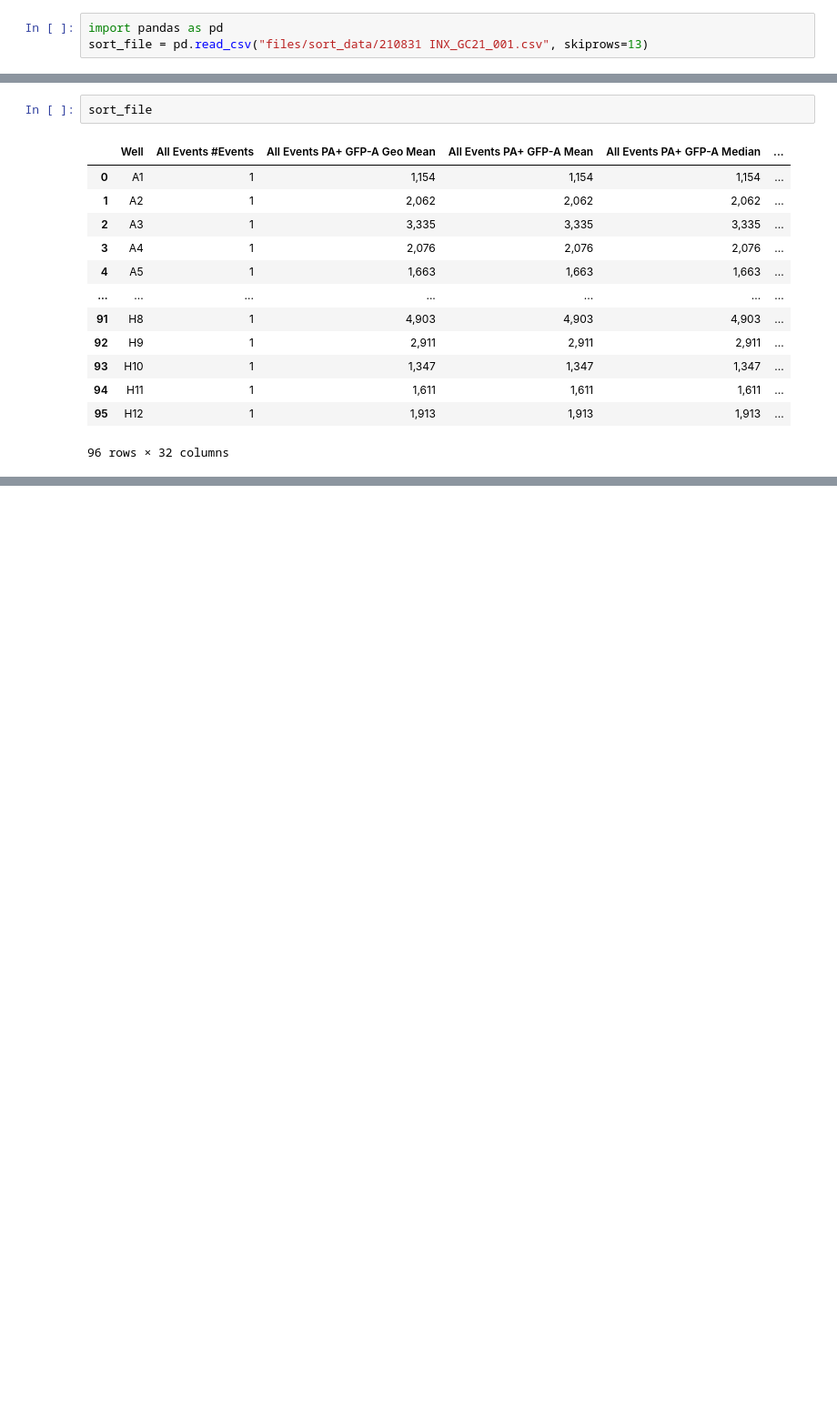
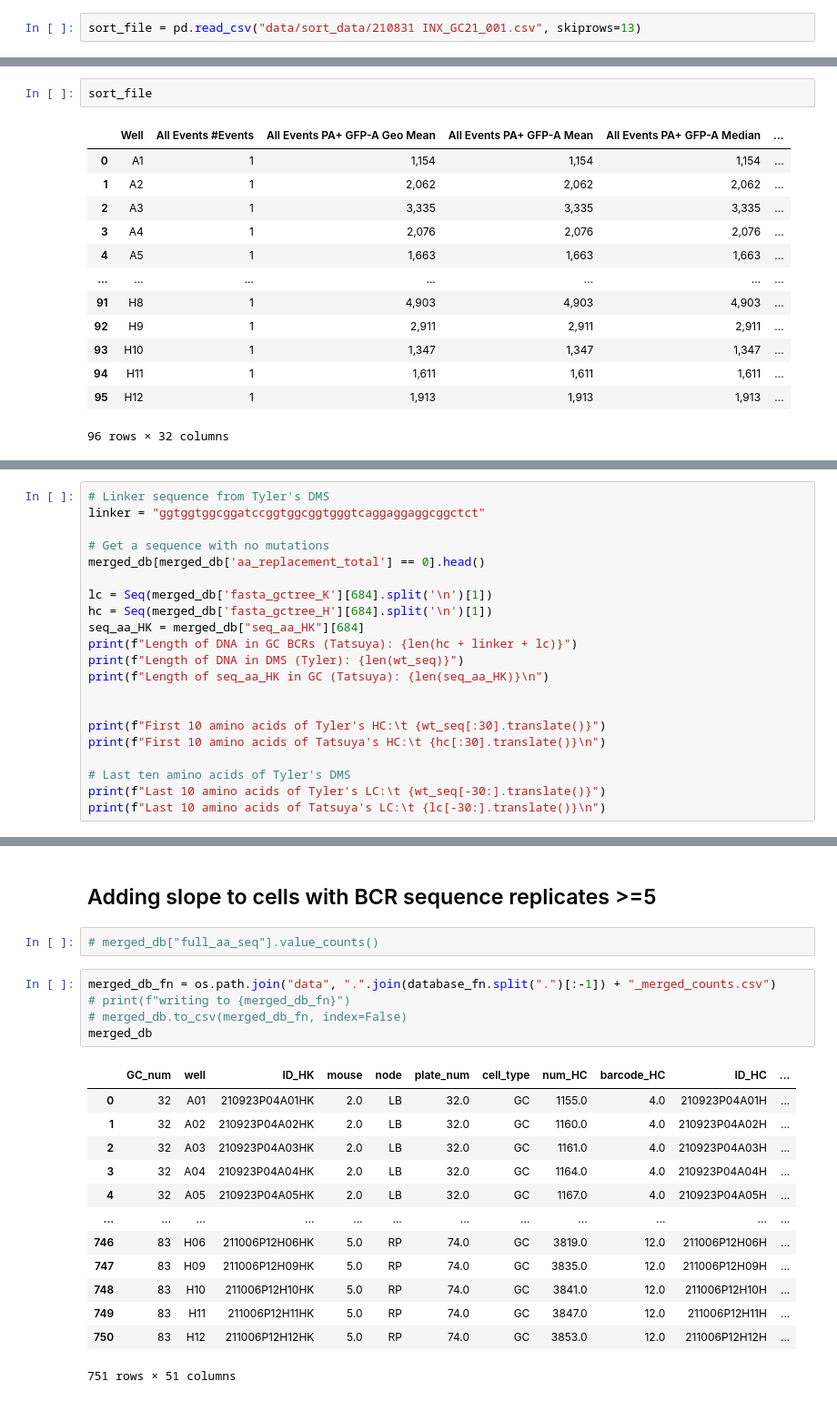
Before and after one commit to jbloomlab/Ab-CGGnaive_DMS, a Jupyter notebook: replay/GC-Index-sorting.ipynb, the cells around one changed output, grey strips where cells are left out. Shown at 91% size. Saved outputs shown, nothing was run; the diff lists cells and outputs as text; blank space fills up the shorter version.

```diff
--- a/replay/GC-Index-sorting.ipynb
+++ b/replay/GC-Index-sorting.ipynb
@@ -62,6 +72,5 @@ files/
 # %% [markdown]
 Looks like we have 50 total sort files, 13 lines need to be skipped for each.
 # %%
-import pandas as pd
-sort_file = pd.read_csv("files/sort_data/210831 INX_GC21_001.csv", skiprows=13)
+sort_file = pd.read_csv("data/sort_data/210831 INX_GC21_001.csv", skiprows=13)
 # %%
@@ -500,0 +251,21 @@ g.savefig("db_cell_sort_ratio.pdf")
+# %%
+# Linker sequence from Tyler's DMS
+linker = "ggtggtggcggatccggtggcggtgggtcaggaggaggcggctct"
+
+# Get a sequence with no mutations
+merged_db[merged_db['aa_replacement_total'] == 0].head()
+
+lc = Seq(merged_db['fasta_gctree_K'][684].split('\n')[1])
+hc = Seq(merged_db['fasta_gctree_H'][684].split('\n')[1])
+seq_aa_HK = merged_db["seq_aa_HK"][684]
+print(f"Length of DNA in GC BCRs (Tatsuya): {len(hc + linker + lc)}")
+print(f"Length of DNA in DMS (Tyler): {len(wt_seq)}")
+print(f"Length of seq_aa_HK in GC (Tatsuya): {len(seq_aa_HK)}\n")
+
+
+print(f"First 10 amino acids of Tyler's HC:\t {wt_seq[:30].translate()}")
+print(f"First 10 amino acids of Tatsuya's HC:\t {hc[:30].translate()}\n")
+
+# Last ten amino acids of Tyler's DMS
+print(f"Last 10 amino acids of Tyler's LC:\t {wt_seq[-30:].translate()}")
+print(f"Last 10 amino acids of Tatsuya's LC:\t {lc[-30:].translate()}\n")
@@ -500,0 +298,23 @@ g.savefig("db_cell_sort_ratio.pdf")
+# %% [markdown]
+## Adding slope to cells with BCR sequence replicates >=5
+# %%
+# merged_db["full_aa_seq"].value_counts()
+# %%
+merged_db_fn = os.path.join("data", ".".join(database_fn.split(".")[:-1]) + "_merged_counts.csv")
+# print(f"writing to {merged_db_fn}")
+# merged_db.to_csv(merged_db_fn, index=False)
+merged_db
+# %% [output]
+|  | GC_num | well | ID_HK | mouse | node | plate_num | cell_type | num_HC | barcode_HC | ID_HC | ... |
+| 0 | 32 | A01 | 210923P04A01HK | 2.0 | LB | 32.0 | GC | 1155.0 | 4.0 | 210923P04A01H | ... |
+| 1 | 32 | A02 | 210923P04A02HK | 2.0 | LB | 32.0 | GC | 1160.0 | 4.0 | 210923P04A02H | ... |
+| 2 | 32 | A03 | 210923P04A03HK | 2.0 | LB | 32.0 | GC | 1161.0 | 4.0 | 210923P04A03H | ... |
+| 3 | 32 | A04 | 210923P04A04HK | 2.0 | LB | 32.0 | GC | 1164.0 | 4.0 | 210923P04A04H | ... |
+| 4 | 32 | A05 | 210923P04A05HK | 2.0 | LB | 32.0 | GC | 1167.0 | 4.0 | 210923P04A05H | ... |
+| ... | ... | ... | ... | ... | ... | ... | ... | ... | ... | ... | ... |
+| 746 | 83 | H06 | 211006P12H06HK | 5.0 | RP | 74.0 | GC | 3819.0 | 12.0 | 211006P12H06H | ... |
+| 747 | 83 | H09 | 211006P12H09HK | 5.0 | RP | 74.0 | GC | 3835.0 | 12.0 | 211006P12H09H | ... |
+| 748 | 83 | H10 | 211006P12H10HK | 5.0 | RP | 74.0 | GC | 3841.0 | 12.0 | 211006P12H10H | ... |
+| 749 | 83 | H11 | 211006P12H11HK | 5.0 | RP | 74.0 | GC | 3847.0 | 12.0 | 211006P12H11H | ... |
+| 750 | 83 | H12 | 211006P12H12HK | 5.0 | RP | 74.0 | GC | 3853.0 | 12.0 | 211006P12H12H | ... |
+751 rows × 51 columns
```
Also changed, not shown: parts of 68 cells of this notebook, 56 other files.
